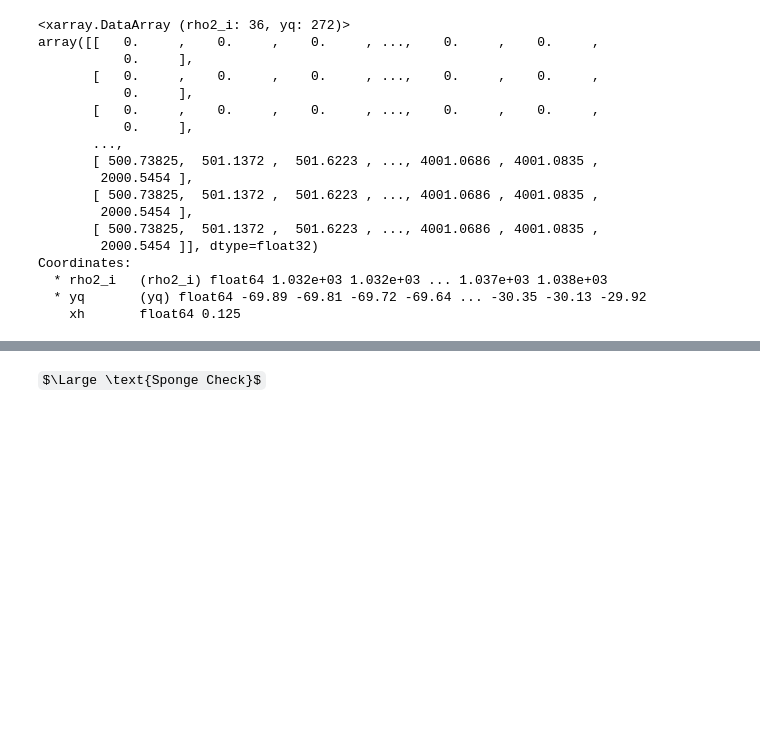
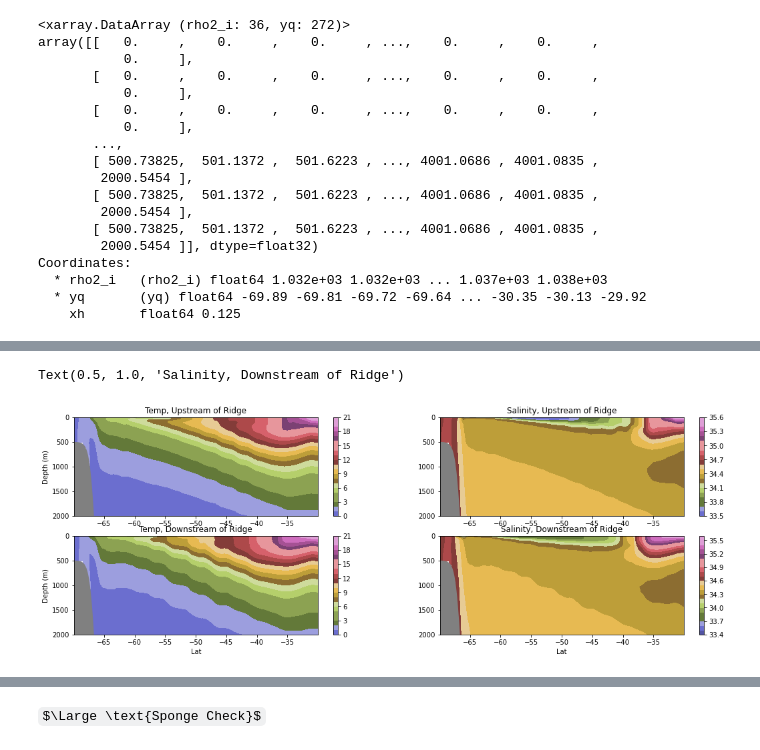
Before and after one commit to hmkhatri/MOM6-Channel-Southern-Ocean, a Jupyter notebook: Analysis/TS_025_Test.ipynb, the cells around one changed output, grey strips where cells are left out. Cells and saved outputs as stored; diff of their text form; code cells hidden in the pictures; some formulas as TeX source; blank space fills up the shorter version.

```diff
--- a/Analysis/TS_025_Test.ipynb
+++ b/Analysis/TS_025_Test.ipynb
@@ -672,0 +737,45 @@ plt.gca().invert_yaxis()
+# %%
+plt.figure(figsize=(18,6))
+
+ds2 = ds_z.isel(Time=100, xh=slice(0,100)).mean('xh')
+
+plt.subplot(2,2,1)
+plt.contourf(ds2['yh'], ds2['z_l'], ds2['temp'], 20, vmin = -2, vmax = 20, cmap='tab20b')
+plt.colorbar()
+plt.fill_between(ds2['yh'], depth, 4000., fc='grey')
+plt.ylim((0.,2000))
+plt.gca().invert_yaxis()
+plt.ylabel('Depth (m)')
+plt.title('Temp, Upstream of Ridge')
+
+plt.subplot(2,2,2)
+plt.contourf(ds2['yh'], ds2['z_l'], ds2['salt'], 20, vmin = 33.3, vmax = 35.5, cmap='tab20b')
+plt.colorbar()
+plt.fill_between(ds2['yh'], depth, 4000., fc='grey')
+plt.ylim((0.,2000))
+plt.gca().invert_yaxis()
+plt.title('Salinity, Upstream of Ridge')
+
+ds2 = ds_z.isel(Time=100, xh=slice(150,250)).mean('xh')
+
+plt.subplot(2,2,3)
+plt.contourf(ds2['yh'], ds2['z_l'], ds2['temp'], 20, vmin = -2, vmax = 20, cmap='tab20b')
+plt.colorbar()
+plt.fill_between(ds1['yh'], depth, 4000., fc='grey')
+plt.ylim((0.,2000))
+plt.gca().invert_yaxis()
+plt.ylabel('Depth (m)')
+plt.xlabel('Lat')
+plt.title('Temp, Downstream of Ridge')
+
+plt.subplot(2,2,4)
+plt.contourf(ds2['yh'], ds2['z_l'], ds2['salt'], 20, vmin = 33.3, vmax = 35.5, cmap='tab20b')
+plt.colorbar()
+plt.fill_between(ds1['yh'], depth, 4000., fc='grey')
+plt.ylim((0.,2000))
+plt.gca().invert_yaxis()
+plt.xlabel('Lat')
+plt.title('Salinity, Downstream of Ridge')
+# %% [output]
+Text(0.5, 1.0, 'Salinity, Downstream of Ridge')
+[figure, added]
```
Also changed, not shown: parts of 15 cells of this notebook, 1 other file.
